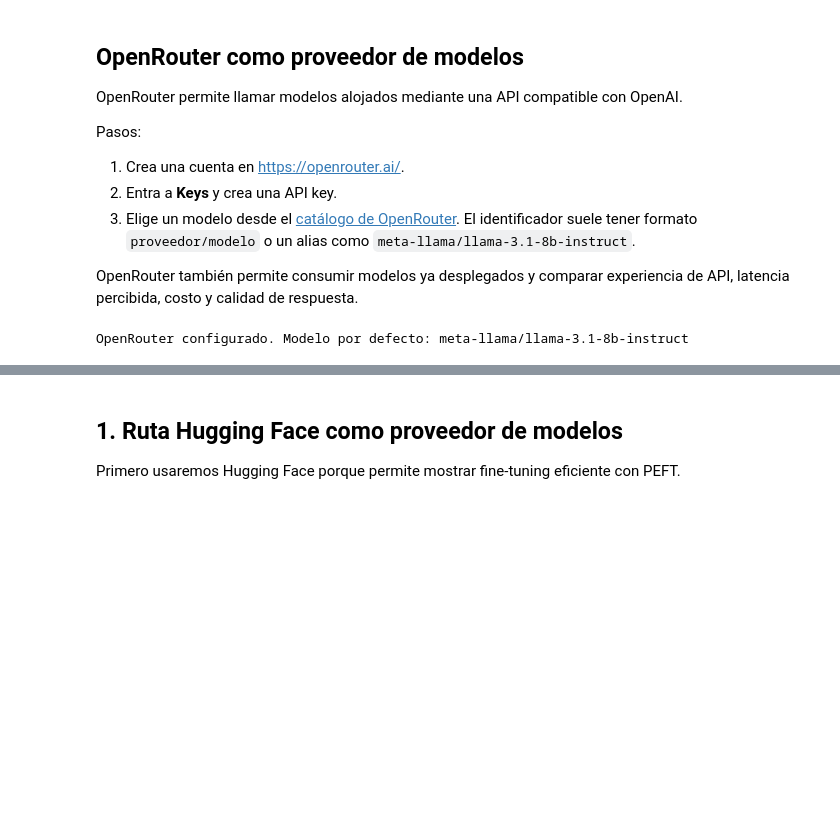
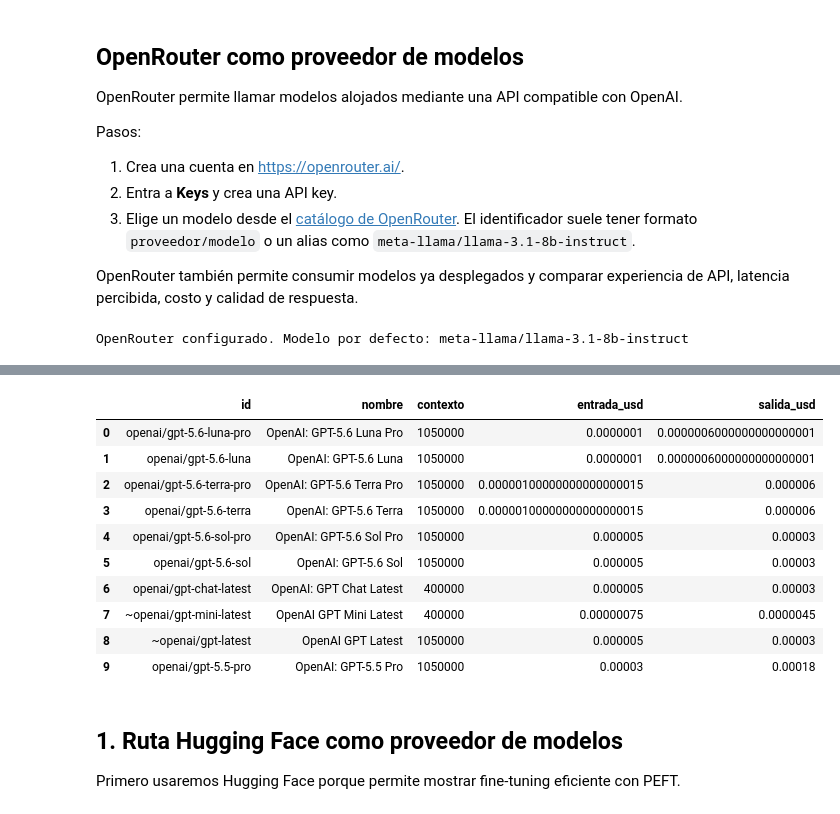
Before and after one commit to NicolasPCS/Curso-de-Transformers-Agentes-LangChain-RAG, a Jupyter notebook: Notebooks/clase05_cuantizacion_peft_despliegue_llms.ipynb, the cells around one changed output, grey strips where cells are left out. Cells and saved outputs as stored; diff of their text form; code cells hidden in the pictures; blank space fills up the shorter version.

```diff
--- a/Notebooks/clase05_cuantizacion_peft_despliegue_llms.ipynb
+++ b/Notebooks/clase05_cuantizacion_peft_despliegue_llms.ipynb
@@ -201,3 +197,17 @@ Aquí te explico cuándo elegir cada una de estas opciones:
+# %%
+listar_modelos_openrouter(filtro="openai", limite=10)
+# %% [output]
+|  | id | nombre | contexto | entrada_usd | salida_usd |
+| 0 | openai/gpt-5.6-luna-pro | OpenAI: GPT-5.6 Luna Pro | 1050000 | 0.0000001 | 0.0000006000000000000001 |
+| 1 | openai/gpt-5.6-luna | OpenAI: GPT-5.6 Luna | 1050000 | 0.0000001 | 0.0000006000000000000001 |
+| 2 | openai/gpt-5.6-terra-pro | OpenAI: GPT-5.6 Terra Pro | 1050000 | 0.00000100000000000000015 | 0.000006 |
+| 3 | openai/gpt-5.6-terra | OpenAI: GPT-5.6 Terra | 1050000 | 0.00000100000000000000015 | 0.000006 |
+| 4 | openai/gpt-5.6-sol-pro | OpenAI: GPT-5.6 Sol Pro | 1050000 | 0.000005 | 0.00003 |
+| 5 | openai/gpt-5.6-sol | OpenAI: GPT-5.6 Sol | 1050000 | 0.000005 | 0.00003 |
+| 6 | openai/gpt-chat-latest | OpenAI: GPT Chat Latest | 400000 | 0.000005 | 0.00003 |
+| 7 | ~openai/gpt-mini-latest | OpenAI GPT Mini Latest | 400000 | 0.00000075 | 0.0000045 |
+| 8 | ~openai/gpt-latest | OpenAI GPT Latest | 1050000 | 0.000005 | 0.00003 |
+| 9 | openai/gpt-5.5-pro | OpenAI: GPT-5.5 Pro | 1050000 | 0.00003 | 0.00018 |
 # %% [markdown]
 ## 1. Ruta Hugging Face como proveedor de modelos
 
```
Also changed, not shown: parts of 6 cells of this notebook, 3 other files.
